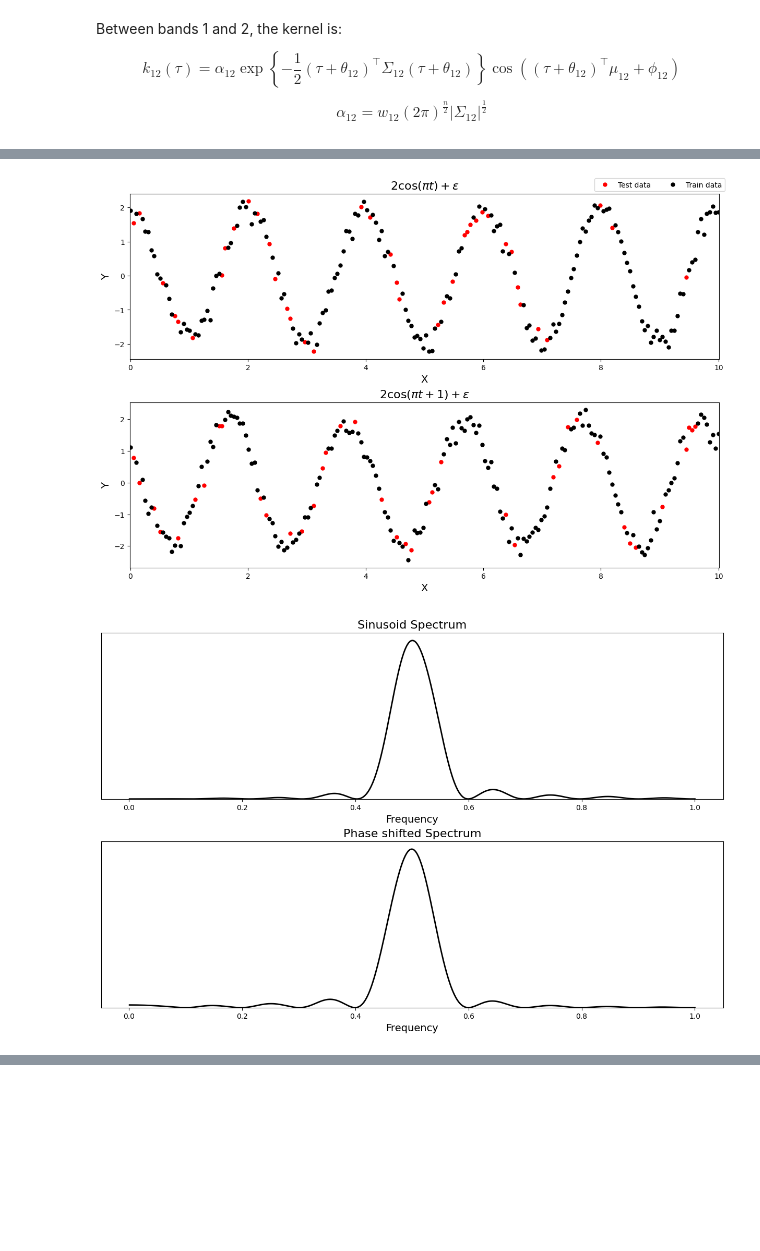
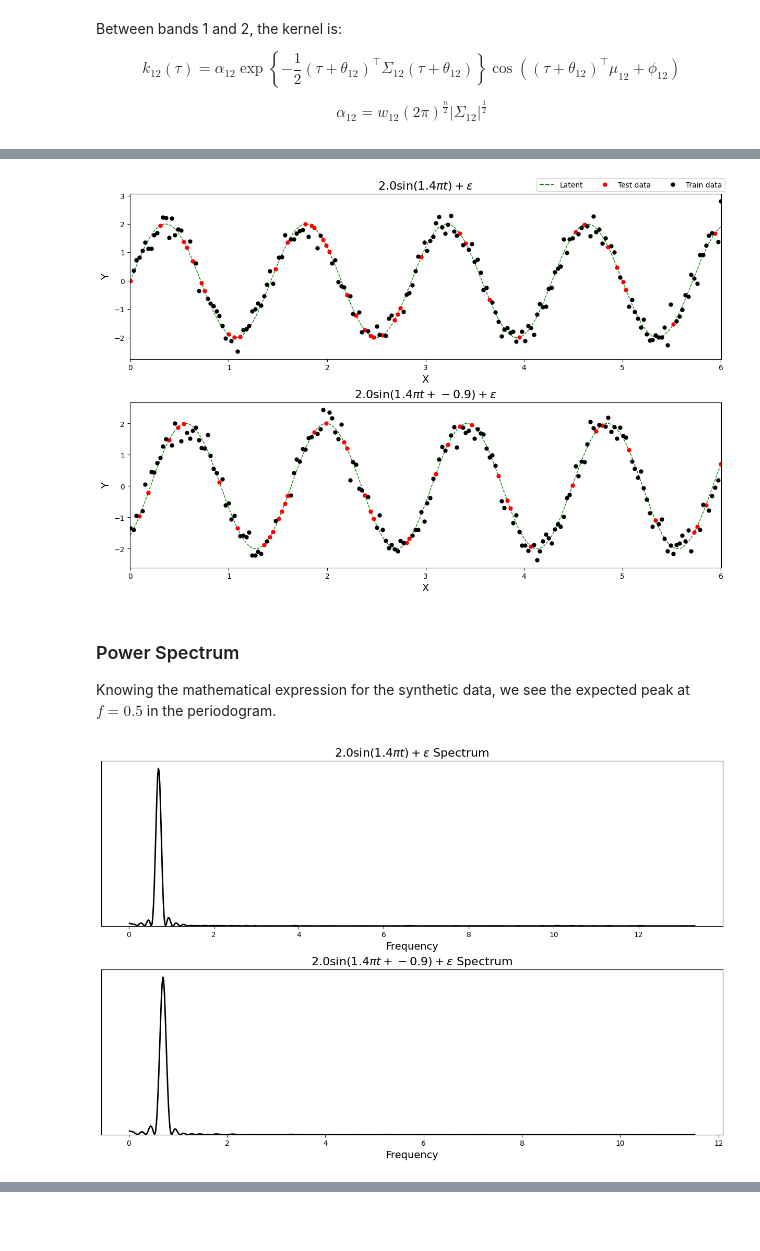
Before and after one commit to shihchingfu/mogptk-examples, a Jupyter notebook: two-band-sinusoid-example.ipynb, the cells around one changed output, grey strips where cells are left out. Cells and saved outputs as stored; diff of their text form; code cells hidden in the pictures; blank space fills up the shorter version.

Commit message:
Visualise 1D MOSM kernel. Fit to delay parameter instead of phase.

```diff
--- a/two-band-sinusoid-example.ipynb
+++ b/two-band-sinusoid-example.ipynb
@@ -45,27 +80,40 @@ $$Y_2 \mid t \sim \mathcal{N}\left(2 \cos(2\pi \times 0.5 \times t + 1), 0.2^2\r
 # %%
 n_points = 200
-frequency = 0.5 # cycles/s
 amplitude = 2.0
-phase_shift = 1 # radians
+noise_sigma = 0.25
 
-t = np.linspace(0.0, 10.0, n_points) # seconds
+frequency = 0.7 # cycles/s
+period = 1/frequency # seconds
+omega = 2*np.pi*frequency # radians/s
+phase_shift = -0.9 # radians
 
-y1 = amplitude * np.cos(2*np.pi * frequency * t) + 0.2*np.random.normal(size=len(t))
-y2 = amplitude * np.cos(2*np.pi * frequency * t + phase_shift) + 0.2*np.random.normal(size=len(t))
+t = np.linspace(0.0, 6, n_points) # seconds
+
+f1 = amplitude * np.sin(omega * t)
+y1 = f1 + noise_sigma*np.random.normal(size=len(t))
+
+f2 = amplitude * np.sin(omega * t + phase_shift)
+y2 = f2 + noise_sigma*np.random.normal(size=len(t))
 
 dataset1 = mogptk.DataSet(
-    mogptk.Data(t, y1, name=r'$2 \cos(\pi t) + \varepsilon$'),
-    mogptk.Data(t, y2, name=r'$2 \cos(\pi t + 1) + \varepsilon$')
+    mogptk.Data(t, y1, name=rf'${amplitude} \sin({2*frequency}\pi t) + \varepsilon$'),
+    mogptk.Data(t, y2, name=rf'${amplitude} \sin({2*frequency}\pi t + {phase_shift}) + \varepsilon$')
 )
+
+dataset1[0].set_function(lambda t: amplitude * np.sin(omega * t) )
+dataset1[1].set_function(lambda t: amplitude * np.sin(omega * t + phase_shift) )
 
 for data in dataset1:
     data.remove_randomly(pct=0.2)
 
 dataset1.plot();
 # %% [output]
-[figure, old version]
+[figure, new version]
+# %% [markdown]
+### Power Spectrum
+
+Knowing the mathematical expression for the synthetic data, we see the expected peak at $f = 0.5$ in the periodogram.
 # %%
-# LS periodogram
-dataset1.plot_spectrum(maxfreq=frequency*2);
+dataset1.plot_spectrum(method='ls'); # Lomb Scargle
 # %% [output]
-[figure, old version]
+[figure, new version]
```
Also changed, not shown: parts of 28 cells of this notebook.
